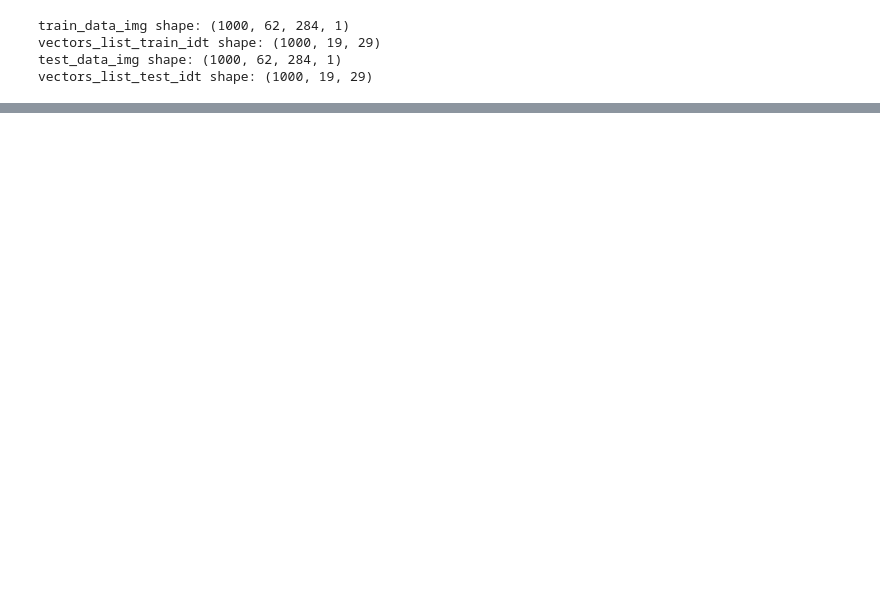
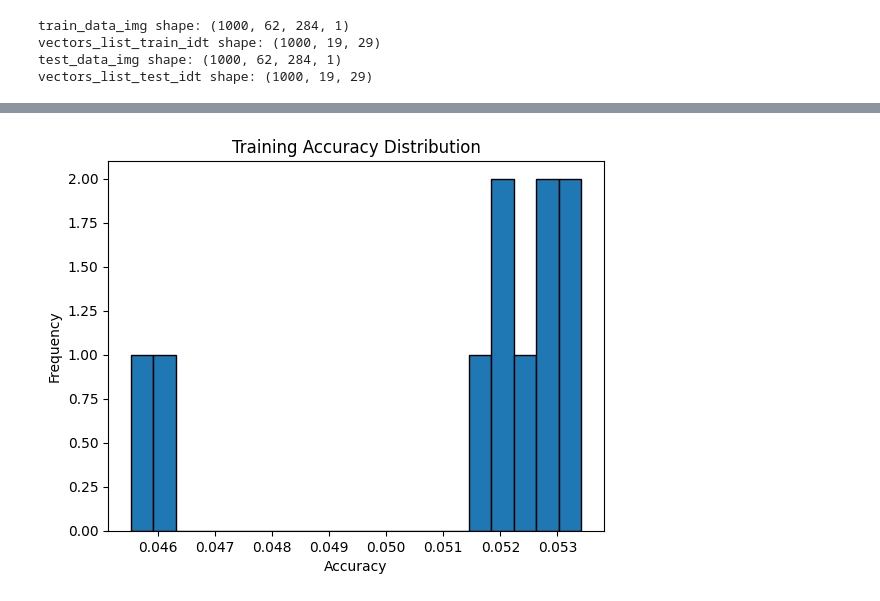
Before and after one commit to DCC-UAB/XNAPproject-grup_06, a Jupyter notebook: code/Models/CNN_starting_point_upgrade.ipynb, the cells around one changed output, grey strips where cells are left out. Cells and saved outputs as stored; diff of their text form; code cells hidden in the pictures; blank space fills up the shorter version.

```diff
--- a/code/Models/CNN_starting_point_upgrade.ipynb
+++ b/code/Models/CNN_starting_point_upgrade.ipynb
@@ -402,6 +396,18 @@ model.add(Reshape((19, 29)))
+# %%
+model = Sequential()
+model.add(Conv2D(32, (3, 3), activation='relu', input_shape=(62, 284, 1)))
+model.add(MaxPooling2D((2, 2)))
+model.add(Conv2D(64, (3, 3), activation='relu'))
+model.add(MaxPooling2D((2, 2)))
+model.add(Conv2D(128, (3, 3), activation='relu'))
+model.add(MaxPooling2D((2, 2)))
+model.add(Flatten())
+model.add(Dense(128, activation='relu'))
+model.add(Dense(19 * 29, activation='relu'))
+model.add(Reshape((19, 29)))
 # %%
 
-model.compile(optimizer='adam', loss='mean_squared_error')
+model.compile(optimizer='adam', loss='categorical_crossentropy', metrics=['accuracy'])
 # %%
 # Entrenar el modelo
 history = model.fit(train_data_img, vectors_list_train_idt, epochs=10, batch_size=8, validation_data=(test_data_img, vectors_list_test_idt), verbose=1)
@@ -428,0 +435,8 @@ Epoch 10/10
+# %%
+plt.hist(history.history['accuracy'], bins=20, edgecolor='black')
+plt.title('Training Accuracy Distribution')
+plt.xlabel('Accuracy')
+plt.ylabel('Frequency')
+plt.show()
+# %% [output]
+[figure, added]
```
Also changed, not shown: parts of 12 cells of this notebook.
